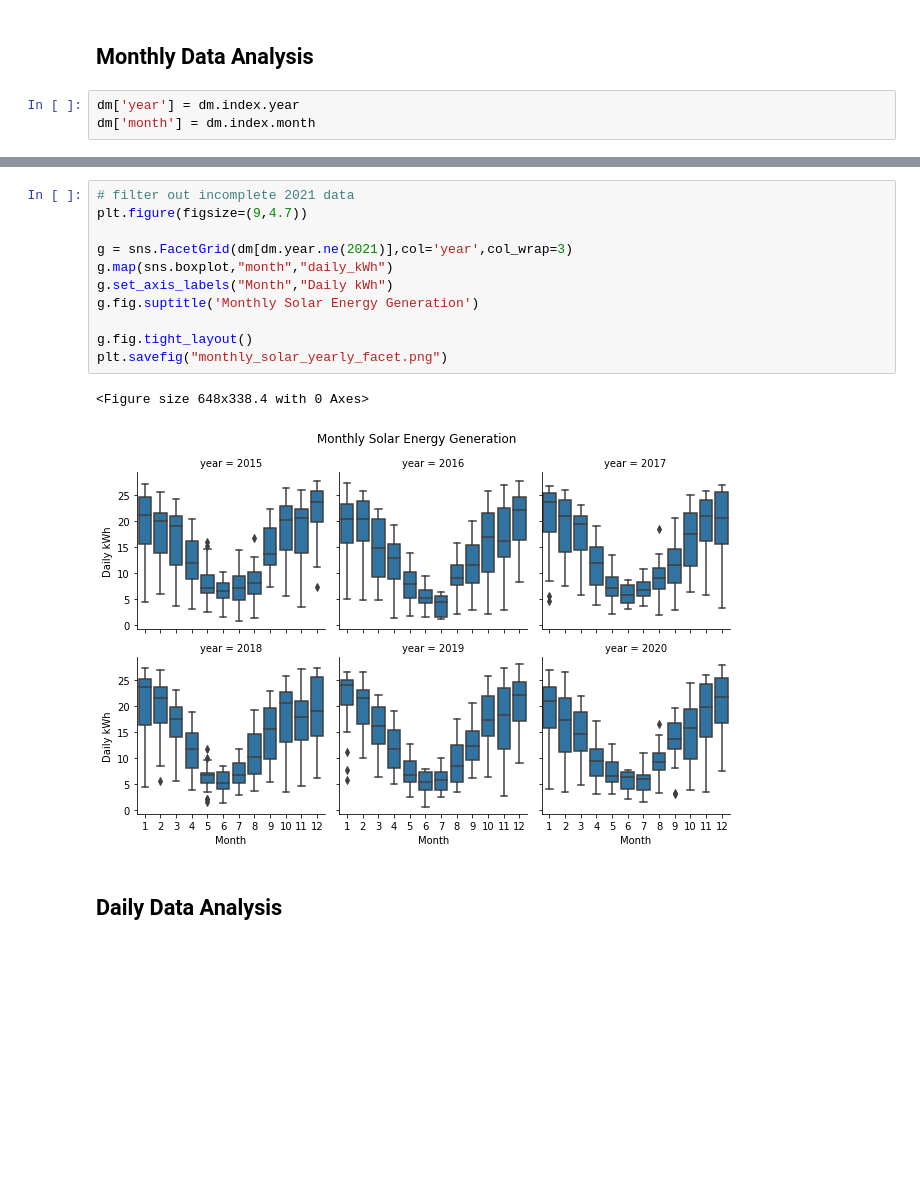
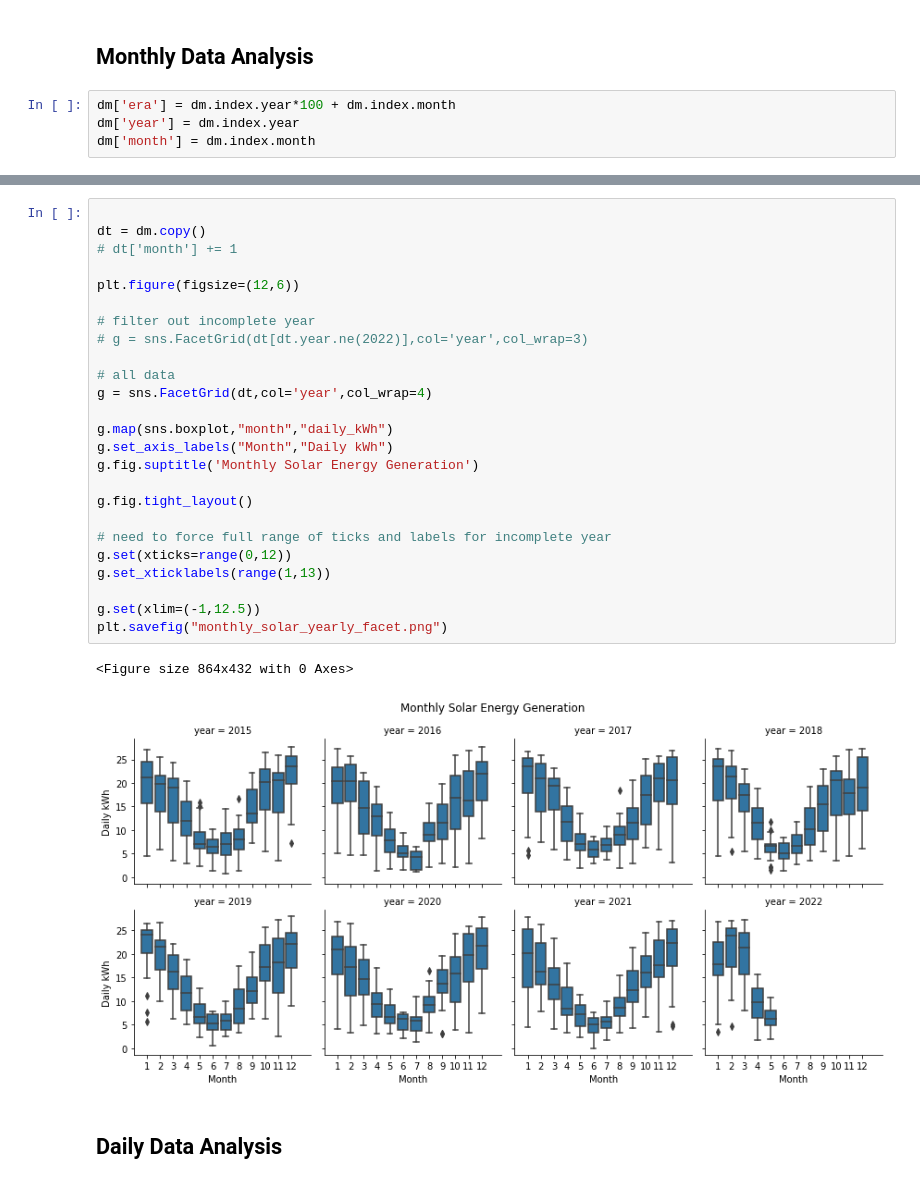
Before and after one commit to vass1138/SunnyExplorer, a Jupyter notebook: solar.ipynb, the cells around one changed output, grey strips where cells are left out. Saved outputs shown, nothing was run; the diff lists cells and outputs as text; blank space fills up the shorter version.

Commit message:
Updated output
Updated output after running with latest data

```diff
--- a/solar.ipynb
+++ b/solar.ipynb
@@ -145,6 +141,7 @@ dtype: int64
 # %% [markdown]
 ## Monthly Data Analysis
 # %%
+dm['era'] = dm.index.year*100 + dm.index.month
 dm['year'] = dm.index.year
 dm['month'] = dm.index.month
 # %%
@@ -160,16 +157,30 @@ dm.head()
 # %%
-# filter out incomplete 2021 data
-plt.figure(figsize=(9,4.7))
 
-g = sns.FacetGrid(dm[dm.year.ne(2021)],col='year',col_wrap=3)
+dt = dm.copy()
+# dt['month'] += 1
+
+plt.figure(figsize=(12,6))
+
+# filter out incomplete year
+# g = sns.FacetGrid(dt[dt.year.ne(2022)],col='year',col_wrap=3)
+
+# all data
+g = sns.FacetGrid(dt,col='year',col_wrap=4)
+
 g.map(sns.boxplot,"month","daily_kWh")
 g.set_axis_labels("Month","Daily kWh")
 g.fig.suptitle('Monthly Solar Energy Generation')
 
 g.fig.tight_layout()
+
+# need to force full range of ticks and labels for incomplete year
+g.set(xticks=range(0,12))
+g.set_xticklabels(range(1,13))
+
+g.set(xlim=(-1,12.5))
 plt.savefig("monthly_solar_yearly_facet.png")
 # %% [output]
-<Figure size 648x338.4 with 0 Axes>
+<Figure size 864x432 with 0 Axes>
-[figure, old version]
+[figure, new version]
 # %% [markdown]
 ## Daily Data Analysis
```
Also changed, not shown: parts of 83 cells of this notebook, 1 other file.
